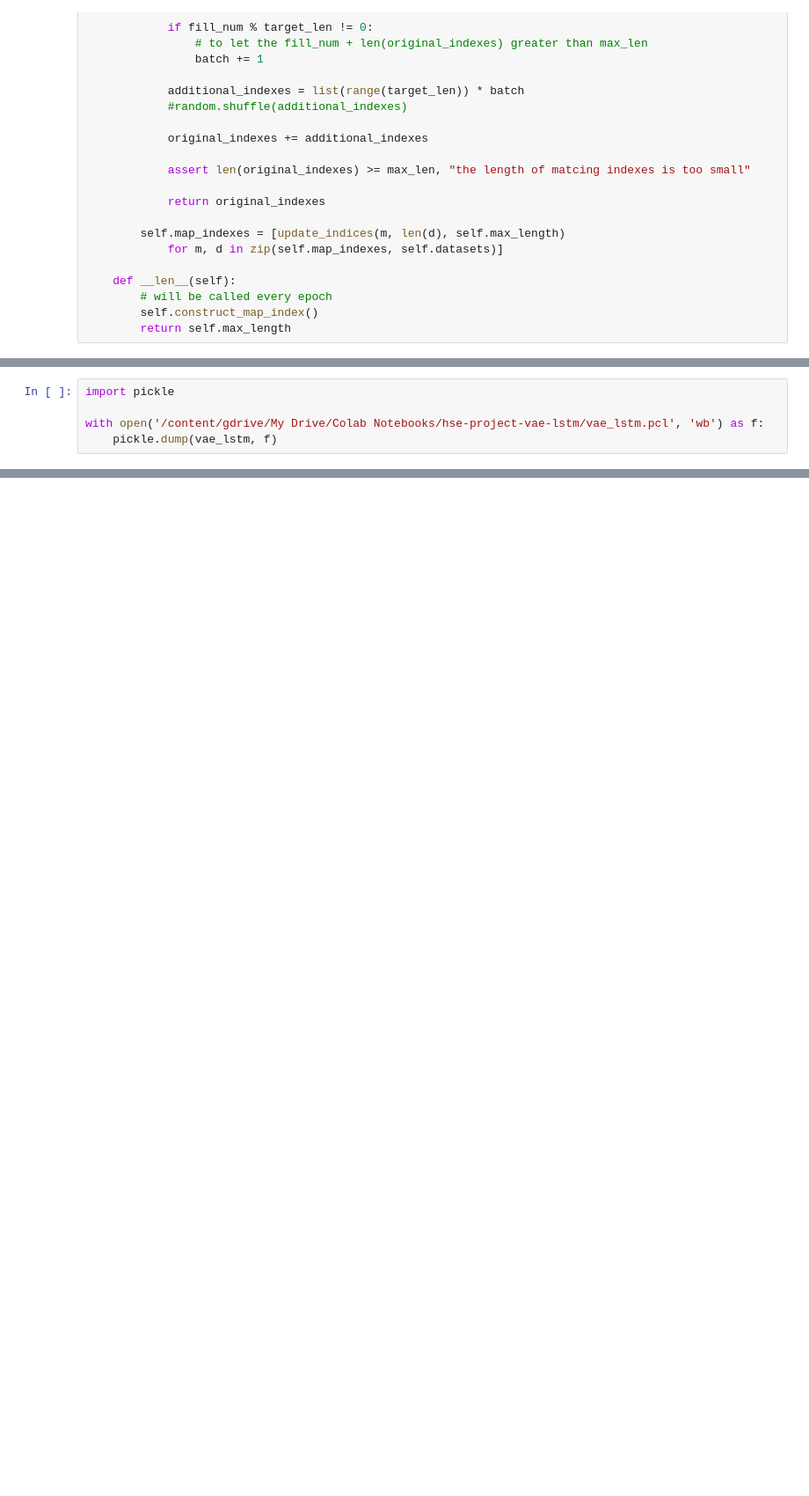
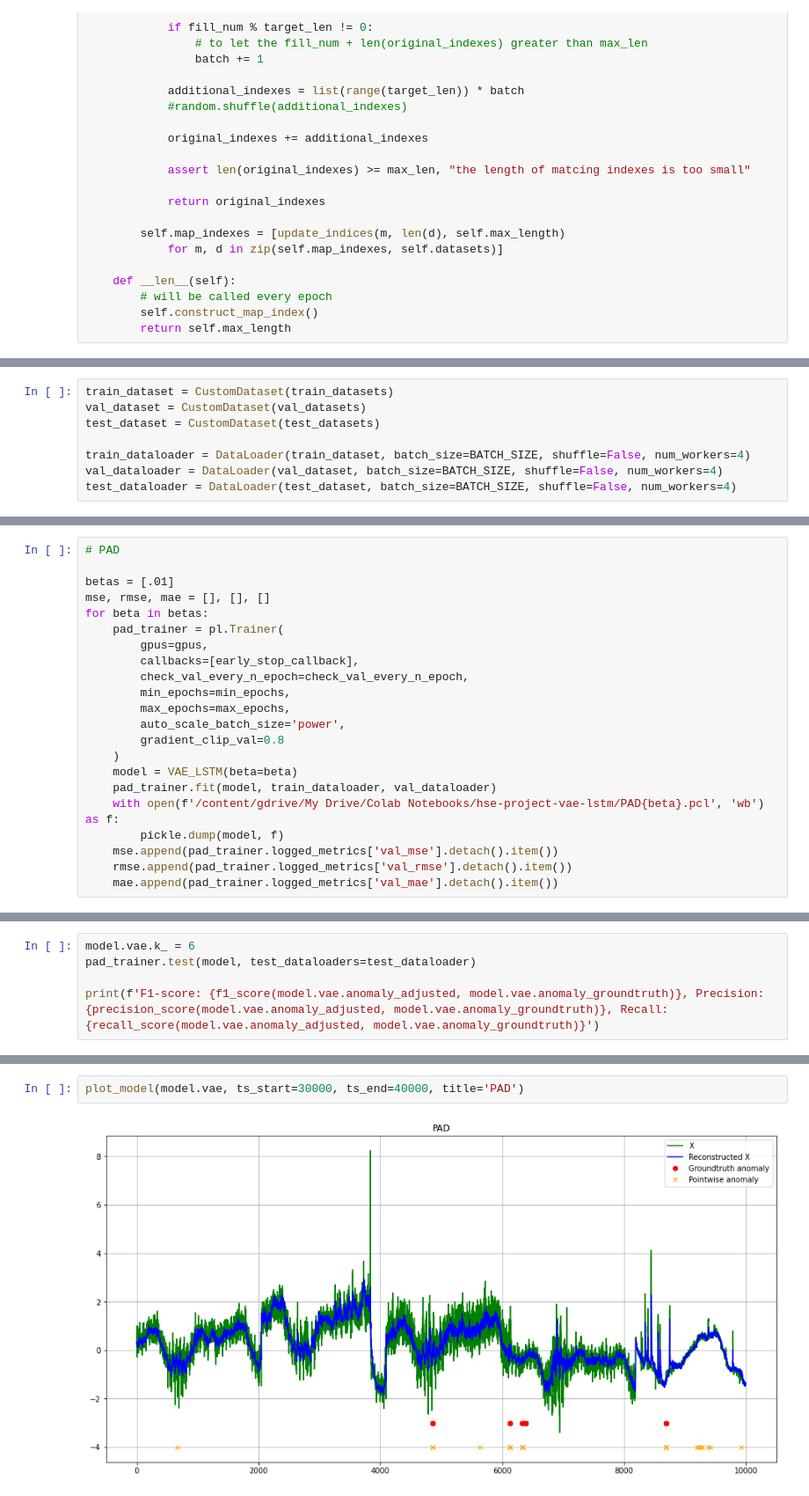
Before and after one commit to zloelias/hse-project-vae-lstm, a Jupyter notebook: vae.ipynb, the cells around one changed output, grey strips where cells are left out. Shown at 88% size. Cells and saved outputs as stored; diff of their text form; blank space fills up the shorter version.

Commit message:
Colaboratory. AD, PAD, PAD-. PAD with beta 0.01, 0.1, 1, 10

```diff
--- a/vae.ipynb
+++ b/vae.ipynb
@@ -579,5 +198,0 @@ vae_lstm.vae.set_mae_std(np.std(mae_total))
-# %%
-import pickle
-
-with open('/content/gdrive/My Drive/Colab Notebooks/hse-project-vae-lstm/vae_lstm.pcl', 'wb') as f:
-    pickle.dump(vae_lstm, f)
@@ -637,0 +199,8 @@ tensor(8.3333)
+# %%
+train_dataset = CustomDataset(train_datasets)
+val_dataset = CustomDataset(val_datasets)
+test_dataset = CustomDataset(test_datasets)
+
+train_dataloader = DataLoader(train_dataset, batch_size=BATCH_SIZE, shuffle=False, num_workers=4)
+val_dataloader = DataLoader(val_dataset, batch_size=BATCH_SIZE, shuffle=False, num_workers=4)
+test_dataloader = DataLoader(test_dataset, batch_size=BATCH_SIZE, shuffle=False, num_workers=4)
@@ -637,0 +552,22 @@ tensor(8.3333)
+# %%
+# PAD
+
+betas = [.01]
+mse, rmse, mae = [], [], []
+for beta in betas:
+    pad_trainer = pl.Trainer(
+        gpus=gpus,
+        callbacks=[early_stop_callback],
+        check_val_every_n_epoch=check_val_every_n_epoch,
+        min_epochs=min_epochs,
+        max_epochs=max_epochs,
+        auto_scale_batch_size='power',
+        gradient_clip_val=0.8
+    )
+    model = VAE_LSTM(beta=beta)
+    pad_trainer.fit(model, train_dataloader, val_dataloader)
+    with open(f'/content/gdrive/My Drive/Colab Notebooks/hse-project-vae-lstm/PAD{beta}.pcl', 'wb') as f:
+        pickle.dump(model, f)
+    mse.append(pad_trainer.logged_metrics['val_mse'].detach().item())
+    rmse.append(pad_trainer.logged_metrics['val_rmse'].detach().item())
+    mae.append(pad_trainer.logged_metrics['val_mae'].detach().item())
@@ -637,0 +588,5 @@ tensor(8.3333)
+# %%
+model.vae.k_ = 6
+pad_trainer.test(model, test_dataloaders=test_dataloader)
+
+print(f'F1-score: {f1_score(model.vae.anomaly_adjusted, model.vae.anomaly_groundtruth)}, Precision: {precision_score(model.vae.anomaly_adjusted, model.vae.anomaly_groundtruth)}, Recall: {recall_score(model.vae.anomaly_adjusted, model.vae.anomaly_groundtruth)}')
@@ -637,0 +600,4 @@ tensor(8.3333)
+# %%
+plot_model(model.vae, ts_start=30000, ts_end=40000, title='PAD')
+# %% [output]
+[figure, added]
```
Also changed, not shown: parts of 46 cells of this notebook.
